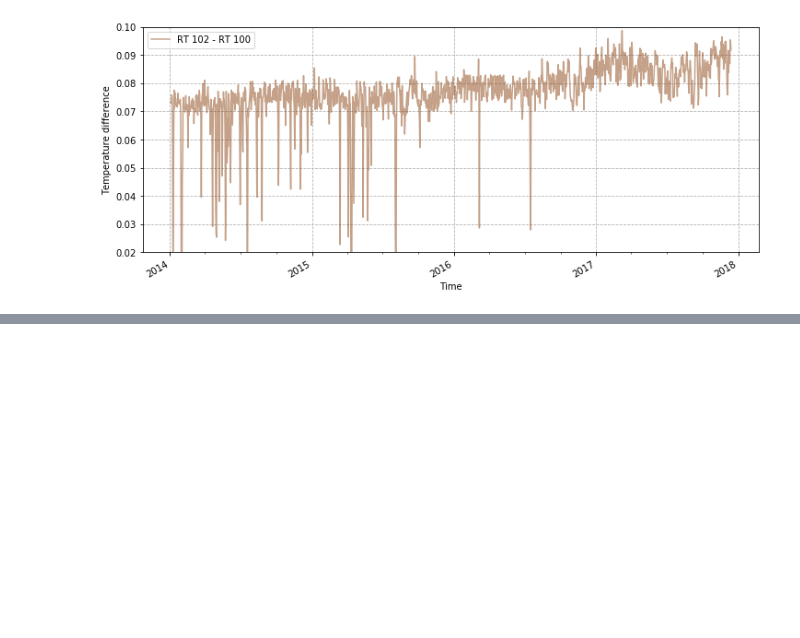
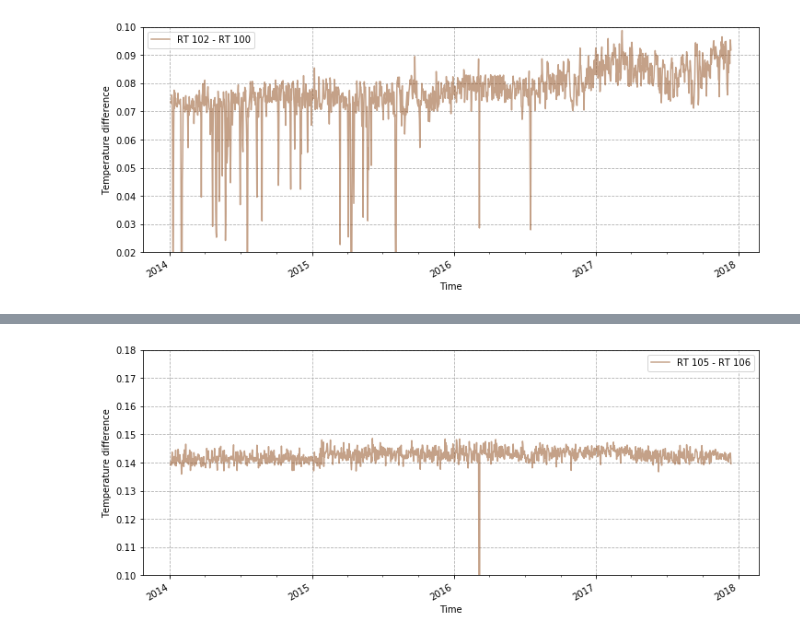
Before and after one commit to malgosias/hrma_psf, a Jupyter notebook: hrma_cap.ipynb, the cells around one changed output, grey strips where cells are left out. Drawn from its saved outputs; the diff is of its cells as text; code cells hidden in the pictures; blank space fills up the shorter version.

Commit message:
Added plots for the inner thermistors

```diff
--- a/hrma_cap.ipynb
+++ b/hrma_cap.ipynb
@@ -171,0 +176,5 @@ plt.ylim(0.02, 0.1)
+# %%
+plot_rt_difference(['RT 105', 'RT 106'], color='saddlebrown')
+plt.ylim(0.1, 0.18);
+# %% [output]
+[figure, added]
```
Also changed, not shown: parts of 8 cells of this notebook, 2 other files.
